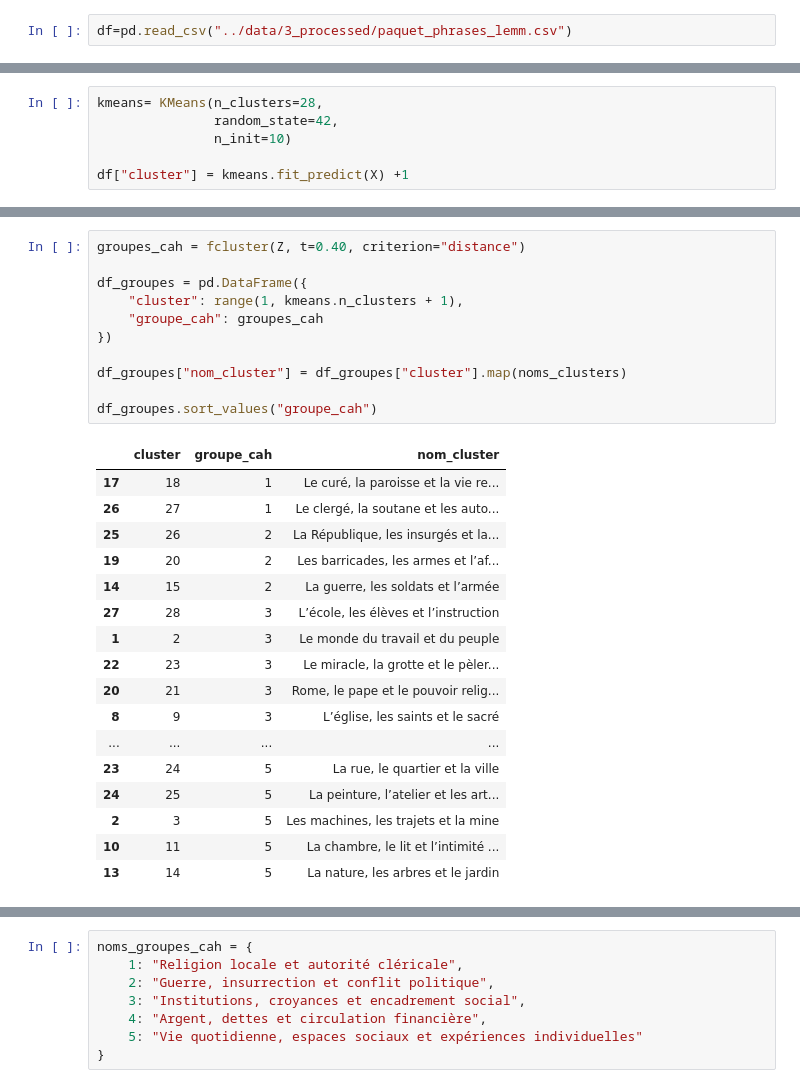
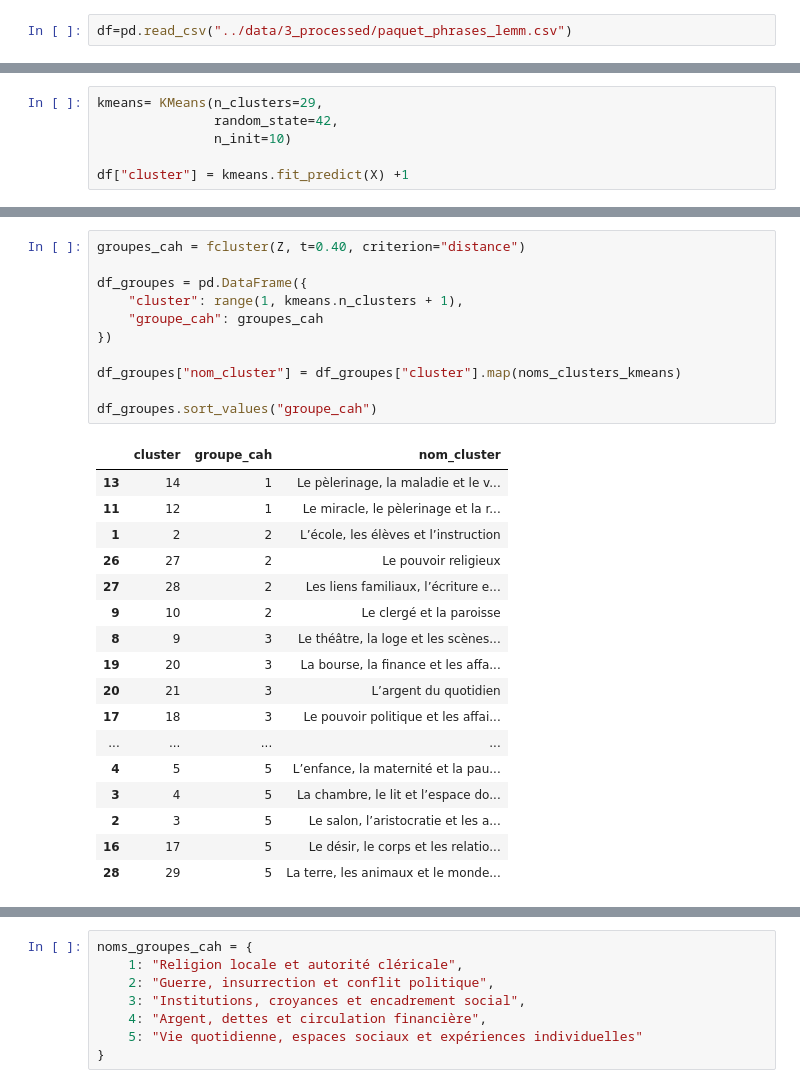
Before and after one commit to MorganRichard25/analyse_topic_zola, a Jupyter notebook: notebooks/3_kmeans_clustering.ipynb, the cells around one changed output, grey strips where cells are left out. Drawn from its saved outputs; the diff is of its cells as text.

```diff
--- a/notebooks/3_kmeans_clustering.ipynb
+++ b/notebooks/3_kmeans_clustering.ipynb
@@ -27,5 +91,5 @@ X = vectorizer.fit_transform(df["phrases_lemm"])
 # %%
-kmeans= KMeans(n_clusters=28,
+kmeans= KMeans(n_clusters=29,
                random_state=42,
                n_init=10)
 
@@ -175,32 +240,32 @@ plt.show()
 # %%
 groupes_cah = fcluster(Z, t=0.40, criterion="distance")
 
 df_groupes = pd.DataFrame({
     "cluster": range(1, kmeans.n_clusters + 1),
     "groupe_cah": groupes_cah
 })
 
-df_groupes["nom_cluster"] = df_groupes["cluster"].map(noms_clusters)
+df_groupes["nom_cluster"] = df_groupes["cluster"].map(noms_clusters_kmeans)
 
 df_groupes.sort_values("groupe_cah")
 # %% [output]
 |  | cluster | groupe_cah | nom_cluster |
-| 17 | 18 | 1 | Le curé, la paroisse et la vie re... |
-| 26 | 27 | 1 | Le clergé, la soutane et les auto... |
-| 25 | 26 | 2 | La République, les insurgés et la... |
-| 19 | 20 | 2 | Les barricades, les armes et l’af... |
-| 14 | 15 | 2 | La guerre, les soldats et l’armée |
-| 27 | 28 | 3 | L’école, les élèves et l’instruction |
-| 1 | 2 | 3 | Le monde du travail et du peuple |
-| 22 | 23 | 3 | Le miracle, la grotte et le pèler... |
-| 20 | 21 | 3 | Rome, le pape et le pouvoir relig... |
-| 8 | 9 | 3 | L’église, les saints et le sacré |
+| 13 | 14 | 1 | Le pèlerinage, la maladie et le v... |
+| 11 | 12 | 1 | Le miracle, le pèlerinage et la r... |
+| 1 | 2 | 2 | L’école, les élèves et l’instruction |
+| 26 | 27 | 2 | Le pouvoir religieux |
+| 27 | 28 | 2 | Les liens familiaux, l’écriture e... |
+| 9 | 10 | 2 | Le clergé et la paroisse |
+| 8 | 9 | 3 | Le théâtre, la loge et les scènes... |
+| 19 | 20 | 3 | La bourse, la finance et les affa... |
+| 20 | 21 | 3 | L’argent du quotidien |
+| 17 | 18 | 3 | Le pouvoir politique et les affai... |
 | ... | ... | ... | ... |
-| 23 | 24 | 5 | La rue, le quartier et la ville |
-| 24 | 25 | 5 | La peinture, l’atelier et les art... |
-| 2 | 3 | 5 | Les machines, les trajets et la mine |
-| 10 | 11 | 5 | La chambre, le lit et l’intimité ... |
-| 13 | 14 | 5 | La nature, les arbres et le jardin |
+| 4 | 5 | 5 | L’enfance, la maternité et la pau... |
+| 3 | 4 | 5 | La chambre, le lit et l’espace do... |
+| 2 | 3 | 5 | Le salon, l’aristocratie et les a... |
+| 16 | 17 | 5 | Le désir, le corps et les relatio... |
+| 28 | 29 | 5 | La terre, les animaux et le monde... |
 # %%
 for groupe, data in df_groupes.groupby("groupe_cah"):
     print(f"\nGroupe {groupe}")
```
Also changed, not shown: parts of 18 cells of this notebook, 7 other files.
